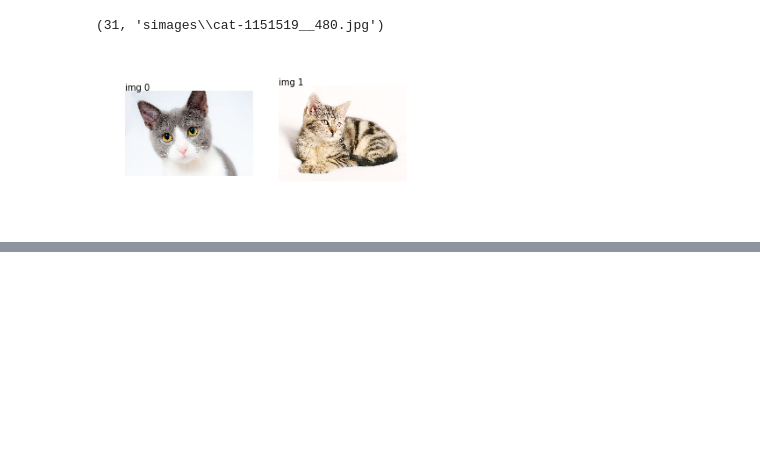
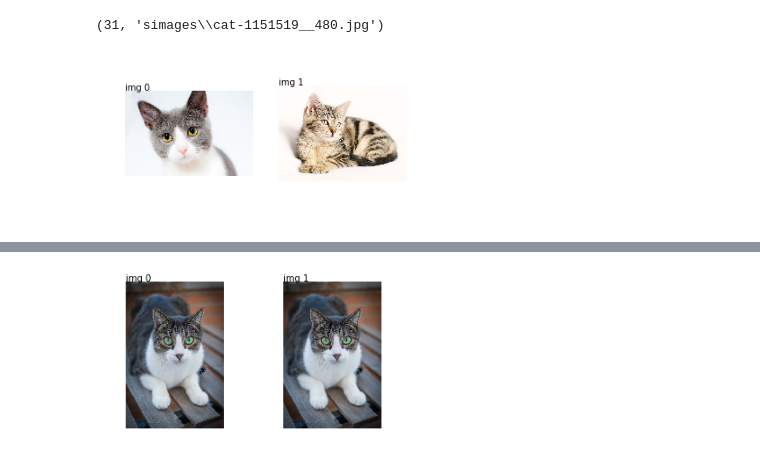
Before and after one commit to sdpython/mlinsights, a Jupyter notebook: _doc/notebooks/search_images.ipynb, the cells around one changed output, grey strips where cells are left out. Cells and saved outputs as stored; diff of their text form; code cells hidden in the pictures; blank space fills up the shorter version.

```diff
--- a/_doc/notebooks/search_images.ipynb
+++ b/_doc/notebooks/search_images.ipynb
@@ -73,0 +89,2 @@ plot_gallery_images(files[:2]);
+# %%
+params = dict(rescale=1./255)
@@ -73,0 +102,4 @@ plot_gallery_images(files[:2]);
+# %%
+plot_gallery_images(imgs);
+# %% [output]
+[figure, added]
```
Also changed, not shown: parts of 40 cells of this notebook, 12 other files.
